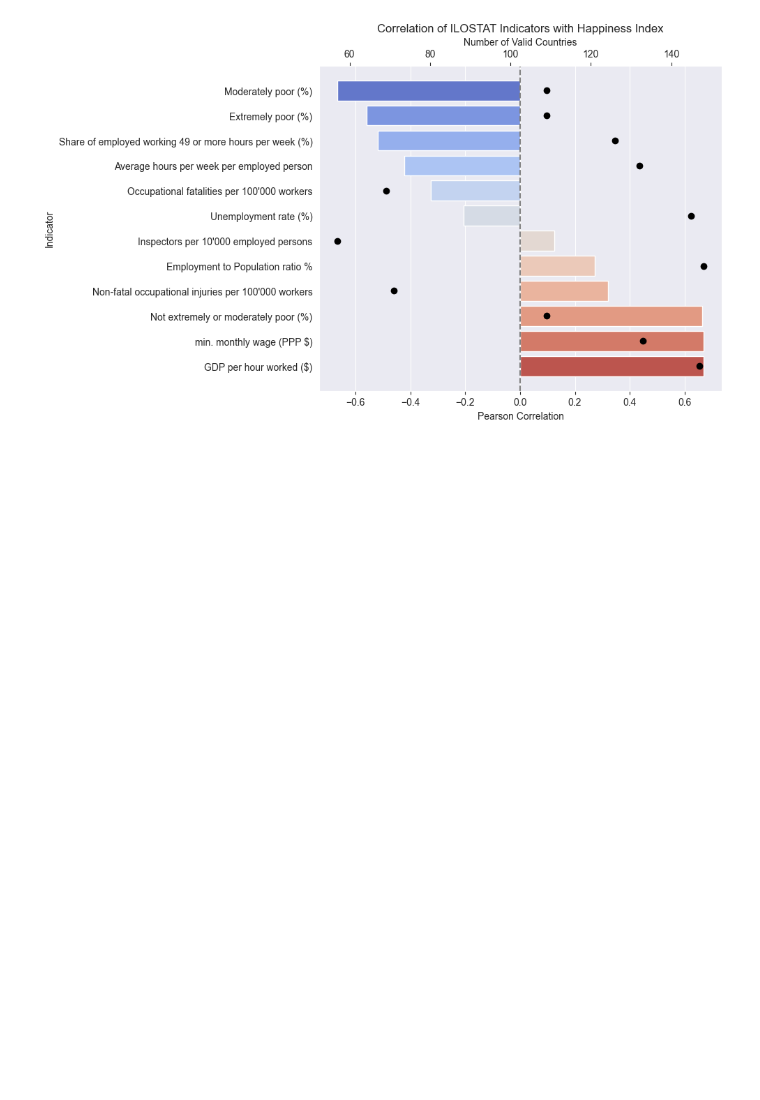
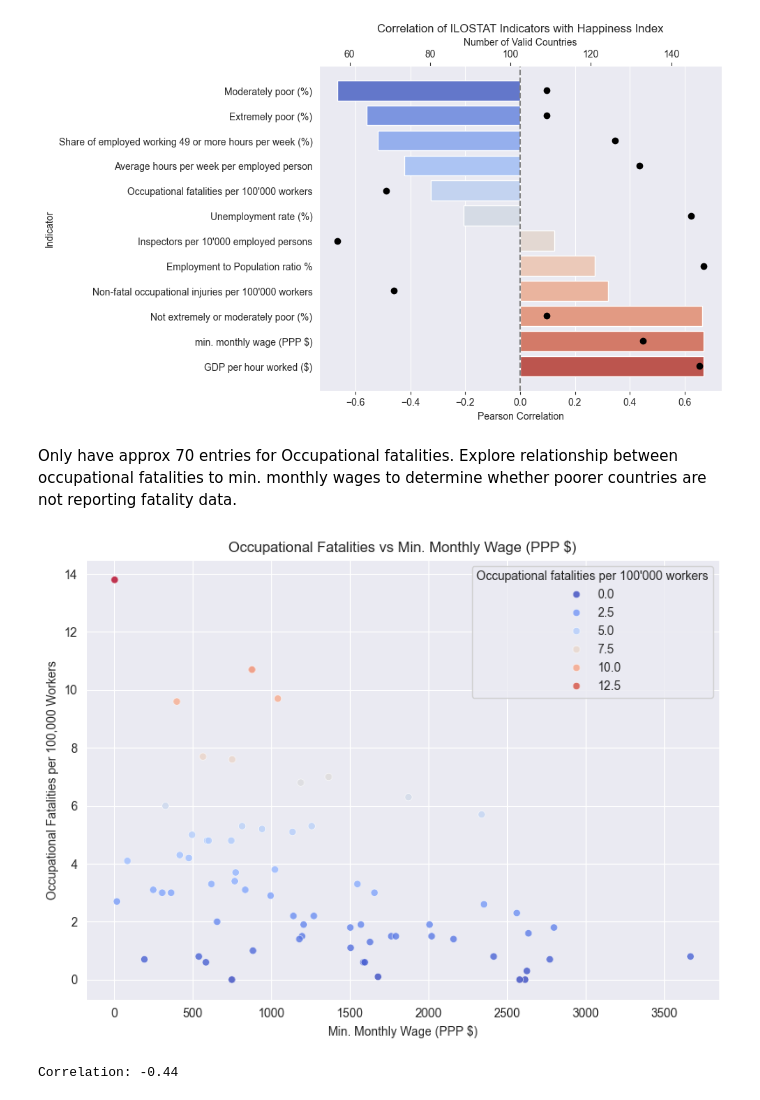
Before and after one commit to dkohalmi/CIP_FS25_202, a Jupyter notebook: notebooks/analyse_illostat.ipynb, the cells around one changed output. Saved outputs shown, nothing was run; the diff lists cells and outputs as text; code cells hidden in the pictures; blank space fills up the shorter version.

```diff
--- a/notebooks/analyse_illostat.ipynb
+++ b/notebooks/analyse_illostat.ipynb
@@ -147,3 +149,41 @@ plt.tight_layout()
 plt.show()
 # %% [output]
 [figure]
+# %% [markdown]
+Only have approx 70 entries for Occupational fatalities.
+Explore relationship between occupational fatalities to min. monthly wages to determine whether poorer countries are not reporting fatality data.
+# %%
+# Filter for relevant columns and drop rows with missing data
+subset = df[[
+    "Country",
+    "Occupational fatalities per 100'000 workers",
+    "min. monthly wage (PPP $)"
+]].dropna()
+
+# Plot: Fatalities vs Minimum Wage
+plt.figure(figsize=(8, 6))
+sns.scatterplot(
+    data=subset,
+    x="min. monthly wage (PPP $)",
+    y="Occupational fatalities per 100'000 workers",
+    hue="Occupational fatalities per 100'000 workers",
+    palette="coolwarm",
+    edgecolor="w",
+    alpha=0.8
+)
+plt.title("Occupational Fatalities vs Min. Monthly Wage (PPP $)")
+plt.xlabel("Min. Monthly Wage (PPP $)")
+plt.ylabel("Occupational Fatalities per 100,000 Workers")
+plt.grid(True)
+plt.tight_layout()
+plt.show()
+
+# Calculate correlation
+correlation = subset["min. monthly wage (PPP $)"].corr(
+    subset["Occupational fatalities per 100'000 workers"]
+)
+
+print(f"Correlation: {correlation:.2f}")
+# %% [output]
+[figure, added]
+Correlation: -0.44
```
Also changed, not shown: parts of 6 cells of this notebook, 1 other file.
